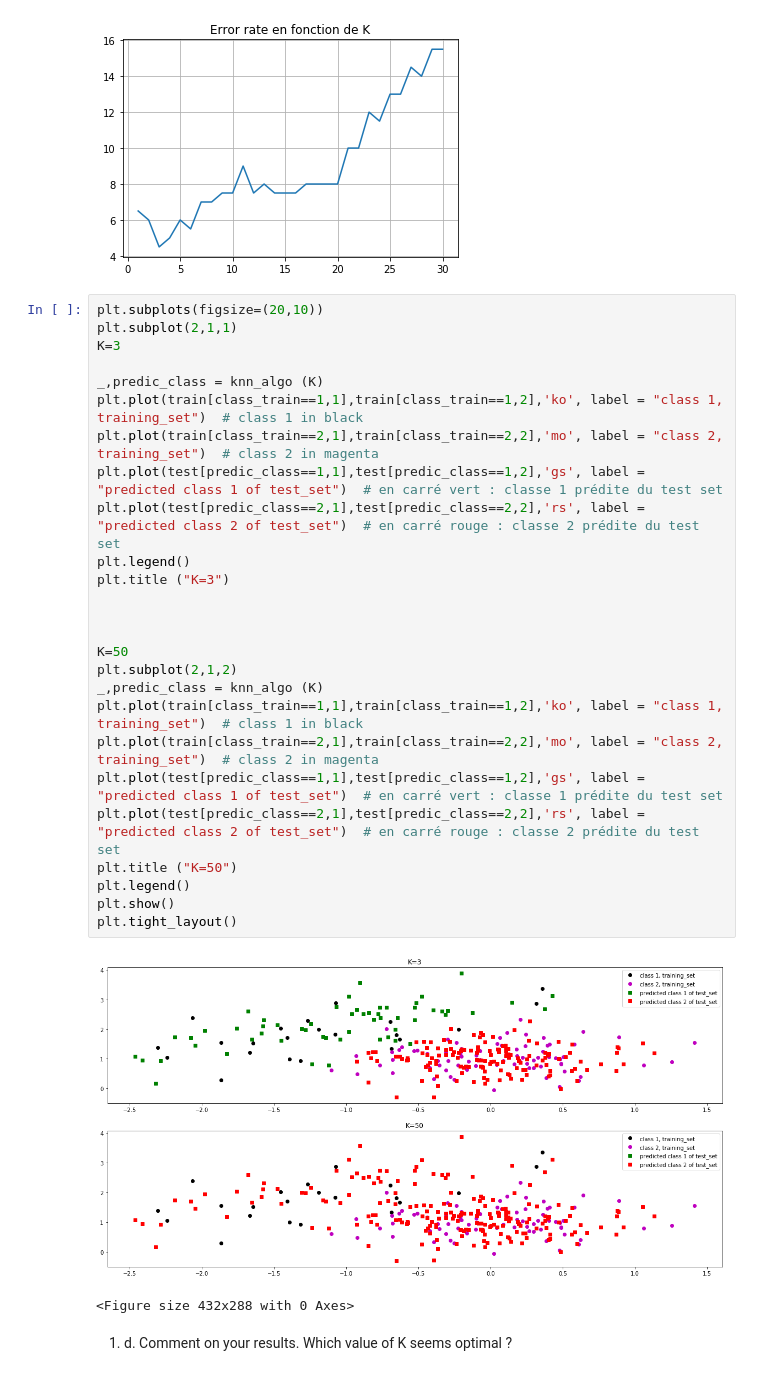
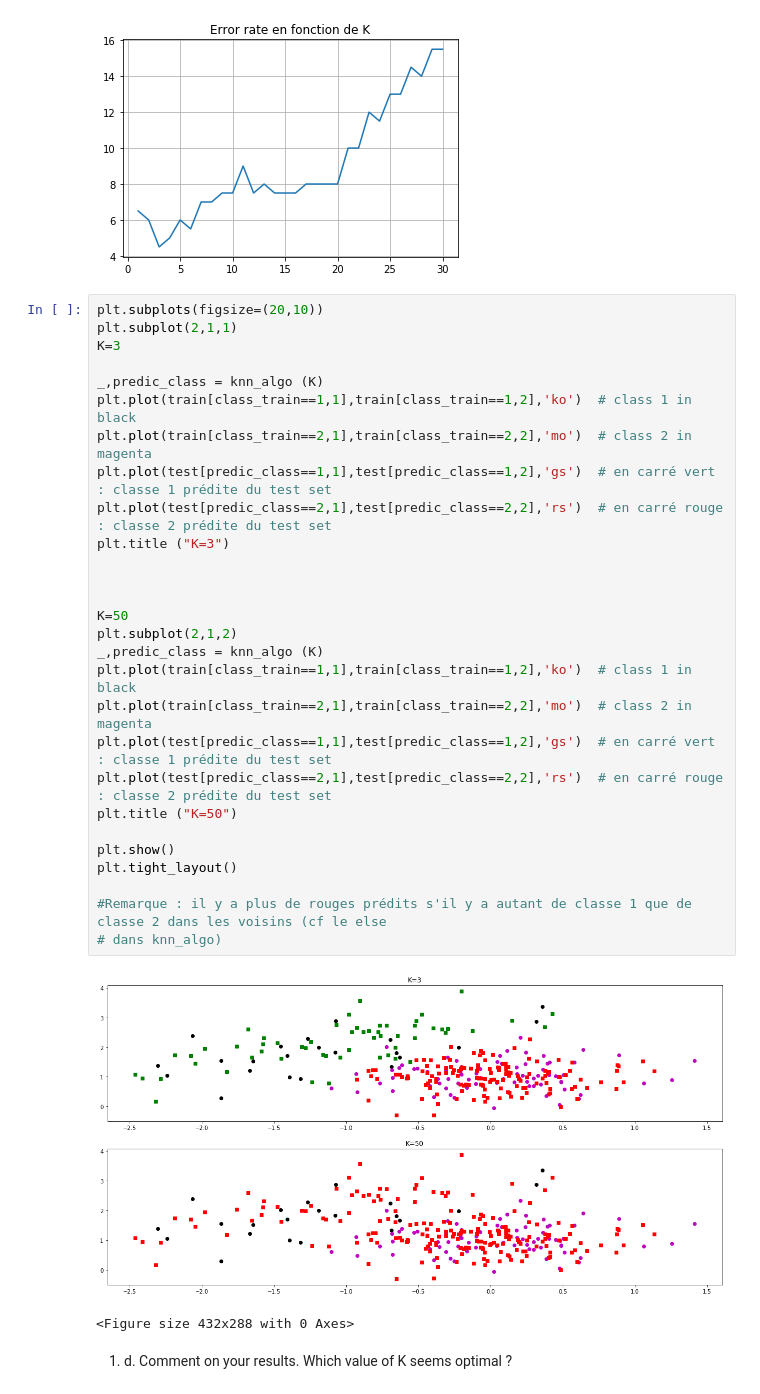
Before and after one commit to cindytrinh/Pyt_tps, a Jupyter notebook: TP4_DUROUCHOUX_TRINH/TP4/TP4_DUROUCHOUX_TRINH.ipynb, the cells around one changed output. Drawn from its saved outputs; the diff is of its cells as text.

```diff
--- a/TP4_DUROUCHOUX_TRINH/TP4/TP4_DUROUCHOUX_TRINH.ipynb
+++ b/TP4_DUROUCHOUX_TRINH/TP4/TP4_DUROUCHOUX_TRINH.ipynb
@@ -128,31 +126,33 @@ Error rate for K =  30 is 15.500000000000004 %
 # %%
 plt.subplots(figsize=(20,10))
 plt.subplot(2,1,1)
 K=3
 
 _,predic_class = knn_algo (K)
-plt.plot(train[class_train==1,1],train[class_train==1,2],'ko', label = "class 1, training_set")  # class 1 in black
-plt.plot(train[class_train==2,1],train[class_train==2,2],'mo', label = "class 2, training_set")  # class 2 in magenta
-plt.plot(test[predic_class==1,1],test[predic_class==1,2],'gs', label = "predicted class 1 of test_set")  # en carré vert : classe 1 prédite du test set
-plt.plot(test[predic_class==2,1],test[predic_class==2,2],'rs', label = "predicted class 2 of test_set")  # en carré rouge : classe 2 prédite du test set
-plt.legend()
+plt.plot(train[class_train==1,1],train[class_train==1,2],'ko')  # class 1 in black
+plt.plot(train[class_train==2,1],train[class_train==2,2],'mo')  # class 2 in magenta
+plt.plot(test[predic_class==1,1],test[predic_class==1,2],'gs')  # en carré vert : classe 1 prédite du test set
+plt.plot(test[predic_class==2,1],test[predic_class==2,2],'rs')  # en carré rouge : classe 2 prédite du test set
 plt.title ("K=3")
 
 
 
 K=50
 plt.subplot(2,1,2)
 _,predic_class = knn_algo (K)
-plt.plot(train[class_train==1,1],train[class_train==1,2],'ko', label = "class 1, training_set")  # class 1 in black
-plt.plot(train[class_train==2,1],train[class_train==2,2],'mo', label = "class 2, training_set")  # class 2 in magenta
-plt.plot(test[predic_class==1,1],test[predic_class==1,2],'gs', label = "predicted class 1 of test_set")  # en carré vert : classe 1 prédite du test set
-plt.plot(test[predic_class==2,1],test[predic_class==2,2],'rs', label = "predicted class 2 of test_set")  # en carré rouge : classe 2 prédite du test set
+plt.plot(train[class_train==1,1],train[class_train==1,2],'ko')  # class 1 in black
+plt.plot(train[class_train==2,1],train[class_train==2,2],'mo')  # class 2 in magenta
+plt.plot(test[predic_class==1,1],test[predic_class==1,2],'gs')  # en carré vert : classe 1 prédite du test set
+plt.plot(test[predic_class==2,1],test[predic_class==2,2],'rs')  # en carré rouge : classe 2 prédite du test set
 plt.title ("K=50")
-plt.legend()
+
 plt.show()
 plt.tight_layout()
+
+#Remarque : il y a plus de rouges prédits s'il y a autant de classe 1 que de classe 2 dans les voisins (cf le else
+# dans knn_algo)
 # %% [output]
-[figure, old version]
+[figure, new version]
 <Figure size 432x288 with 0 Axes>
 # %% [markdown]
 1. d. Comment on your results. Which value of K seems optimal ?
```
Also changed, not shown: parts of 4 cells of this notebook.
